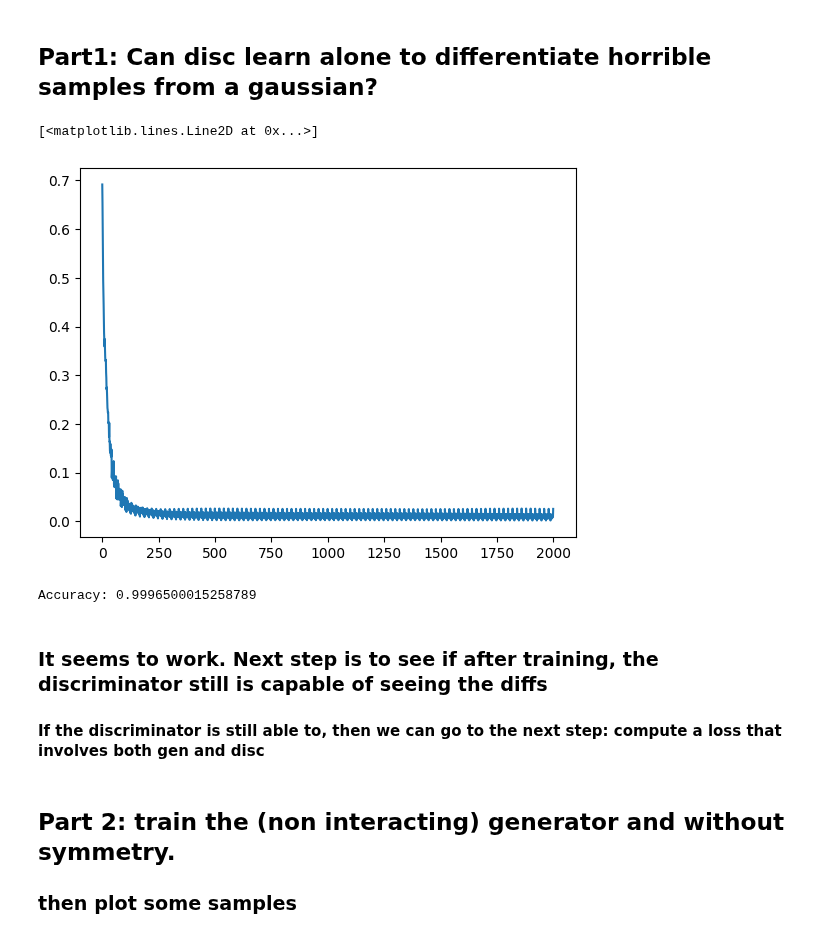
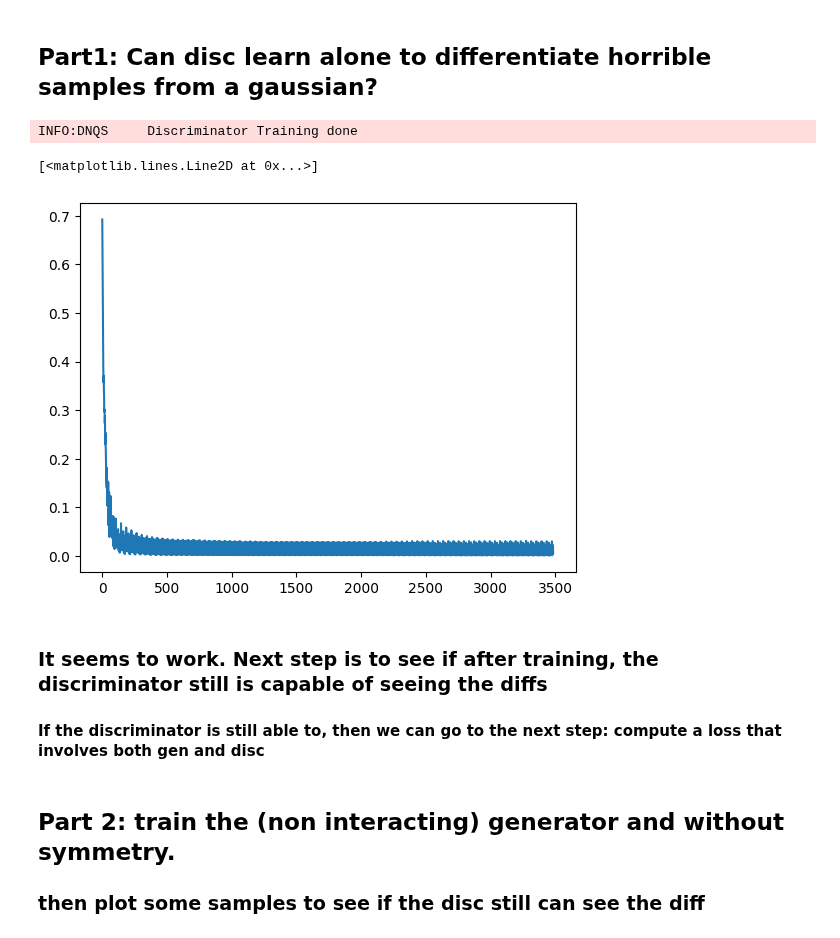
Before and after one commit to Daniel-Haas-B/NeuralQuantumState, a Jupyter notebook: thesis_misc/gans.ipynb, the cells around one changed output. Cells and saved outputs as stored; diff of their text form; code cells hidden in the pictures.

```diff
--- a/thesis_misc/gans.ipynb
+++ b/thesis_misc/gans.ipynb
@@ -96,15 +95,14 @@ for i in range(nparticles):
 # %% [markdown]
 ### Discriminator
 # %%
-disc_system = nqs.NQS(
-    nqs_repr="psi",
+disc_system = anqs.DNQS(
     backend="jax",
     log=True,
     logger_level="INFO",
     seed=seed,
 )
 
-disc_system.set_wf( # NOT A WF THIS TIME BUT ANYWAYS...
+disc_system.set_net(
     "ffnn",
     nparticles,
     dim,  # all after this is kwargs.
@@ -165,61 +139,19 @@ def log_loss(y_true, batch, params):
 # %% [markdown]
 ## Part1: Can disc learn alone to differentiate horrible samples from a gaussian?
-# %%
-epochs = 100
-training_batch_size = 500 # will divide train data in batches of this size
-losses = []
-for epoch in range(epochs):
-
-    for i in range(0, 2*batch_size, training_batch_size):
-        batch = train_data[i:i+training_batch_size]
-
-        reality = train_labels[i:i+training_batch_size]
-        params = disc_system.wf.params
-        loss_func = log_loss
-
-        loss = loss_func(reality, batch, params)
-        losses.append(loss)
-
-        grad_loss_fn = jax.grad(loss_func, argnums=2)
-        grad_loss_dict = grad_loss_fn(reality, batch, params)
-
-        disc_system._optimizer.step(disc_system.wf.params, grad_loss_dict, None)
-
-plt.plot(losses)
-# %% [output]
-[<matplotlib.lines.Line2D at 0x...>]
-[figure, removed]
-# %%
-# generate test samples
-
-truth_test = np.random.normal(size=(batch_size, nparticles*dim)); # more data
-sample_test = gen_system._sampler.step(
-    gen_system.wf, sample, seed, batch_size=batch_size # see we start from sample, so they are deffo not the same but correlated if not in equilibrium
-)
-
-# concat both with the flags
-test_data = jnp.concatenate((truth_test, sample_test.positions), axis=0)
-test_labels = jnp.concatenate((jnp.ones(batch_size), jnp.zeros(batch_size))) # 1 for truth, 0 for generated
-
-#shuffle data
-idx = np.arange(2*batch_size)
-np.random.shuffle(idx)
-test_data = test_data[idx]
-test_labels = test_labels[idx]
-
-# predict on test data
-preds = predict_probas(disc_system, test_data, disc_system.wf.params)
-
-# compute accuracy
-accuracy = np.mean((preds > 0.5) == test_labels)
-
-print(f"Accuracy: {accuracy}")
-# %% [output]
-Accuracy: 0.9996500015258789
+# %%
+epochs = 100
+training_batch_size = 500 # will divide train data in batches of this size
+
+history = disc_system.train(train_data, train_labels, epochs, training_batch_size)
+plt.plot(history)
+# %% [output]
+INFO:DNQS     Discriminator Training done
+[<matplotlib.lines.Line2D at 0x...>]
+[figure, added]
 # %% [markdown]
 ### It seems to work. Next step is to see if after training, the discriminator still is capable of seeing the diffs
 #### If the discriminator is still able to, then we can go to the next step: compute a loss that involves both gen and disc
 # %% [markdown]
 ## Part 2: train the (non interacting) generator and without symmetry.
 
-### then plot some samples
+### then plot some samples to see if the disc still can see the diff
```
Also changed, not shown: parts of 11 cells of this notebook, 17 other files.
